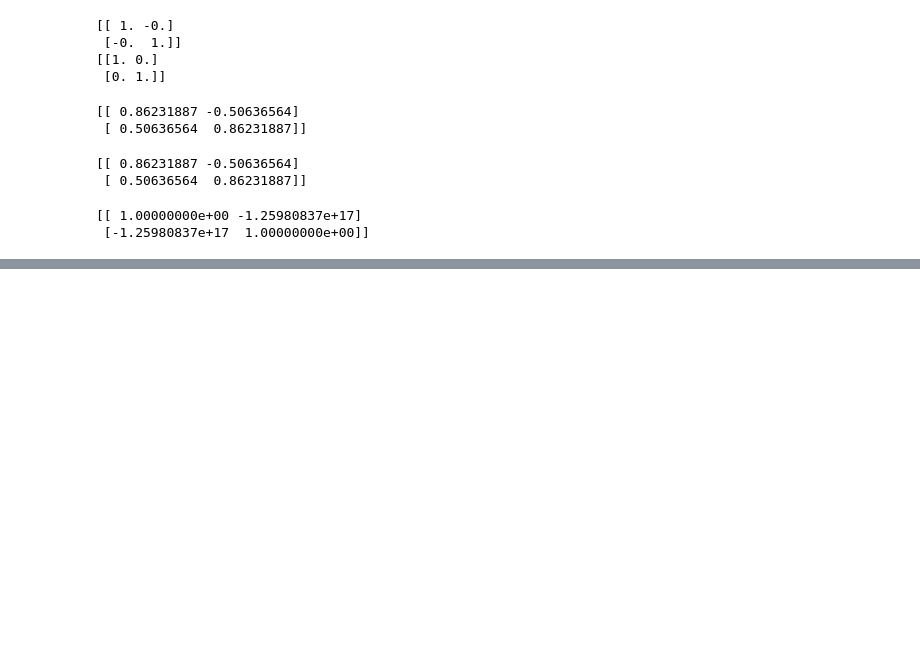
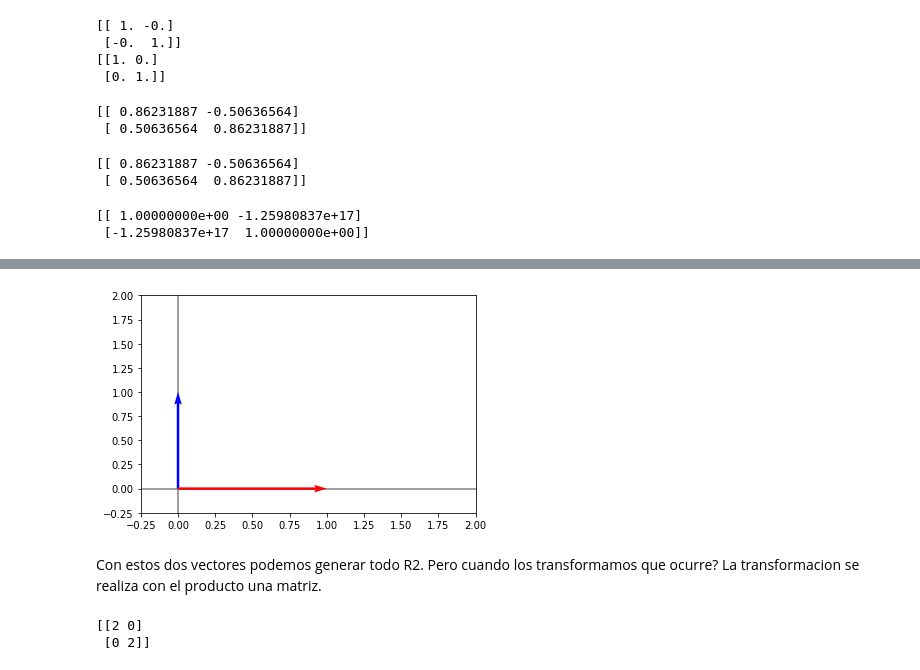
Before and after one commit to OscarABazanez/Fundamentos-de-Algebra-Lineal-con-Python, a Jupyter notebook: [2] transposicion-suma-matrices-escalares.ipynb, the cells around one changed output, grey strips where cells are left out. Cells and saved outputs as stored; diff of their text form; code cells hidden in the pictures; blank space fills up the shorter version.

```diff
--- a/[2] transposicion-suma-matrices-escalares.ipynb
+++ b/[2] transposicion-suma-matrices-escalares.ipynb
@@ -1282,0 +1319,22 @@ print(1/A_t.dot(A))
+# %%
+%run "func_aux/graficar_vectores.ipynb"
+v1 = np.array([0,1])
+v2 = np.array([1,0])
+
+graficarVectores([v1,v2], ["blue","red"])
+
+plt.xlim(-0.25, 2)
+plt.ylim(-0.25, 2)
+
+plt.show()
+# %% [output]
+[figure, added]
+# %% [markdown]
+Con estos dos vectores podemos generar todo R2. Pero cuando los transformamos que ocurre? La transformacion se realiza con el producto una matriz.
+# %%
+A = np.array([[2,0],
+              [0,2]])
+print(A)
+# %% [output]
+[[2 0]
+ [0 2]]
```
Also changed, not shown: parts of 16 cells of this notebook.
